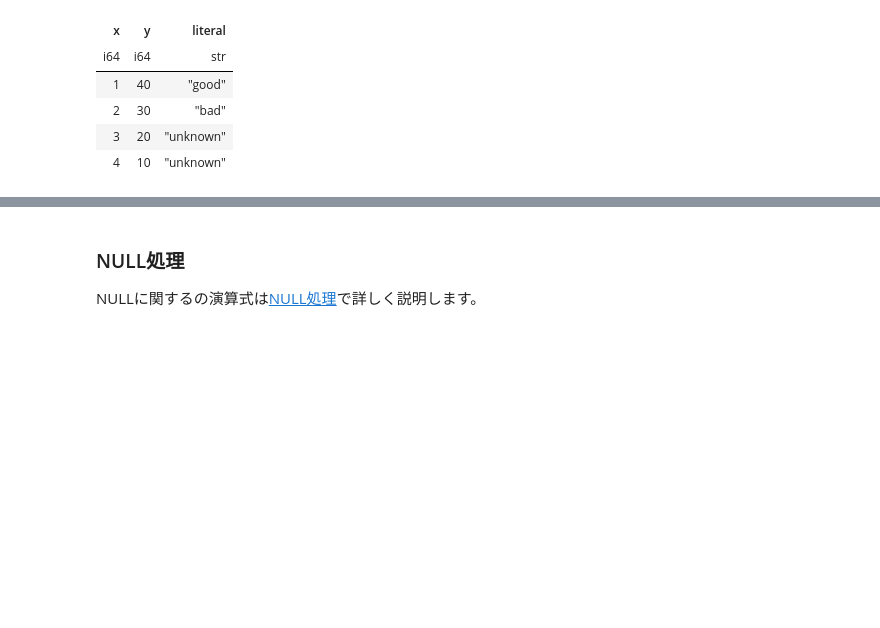
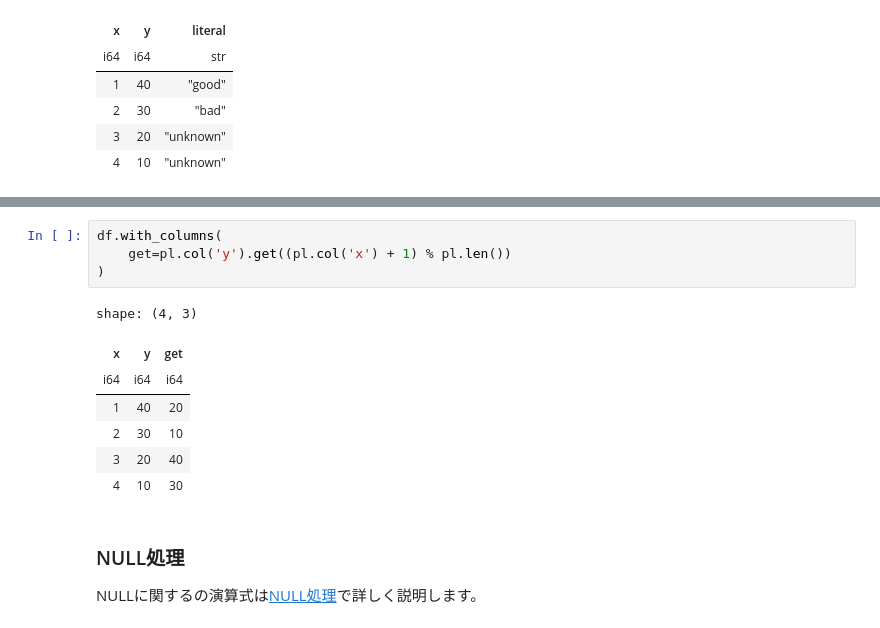
Before and after one commit to ruoyu0088/polars_guide, a Jupyter notebook: polars_guide/010_polars_expression.ipynb, the cells around one changed output, grey strips where cells are left out. Drawn from its saved outputs; the diff is of its cells as text; blank space fills up the shorter version.

```diff
--- a/polars_guide/010_polars_expression.ipynb
+++ b/polars_guide/010_polars_expression.ipynb
@@ -857,3 +912,15 @@ shape: (4, 3)
+# %%
+df.with_columns(
+    get=pl.col('y').get((pl.col('x') + 1) % pl.len())
+)
+# %% [output]
+shape: (4, 3)
+| x | y | get |
+| i64 | i64 | i64 |
+| 1 | 40 | 20 |
+| 2 | 30 | 10 |
+| 3 | 20 | 40 |
+| 4 | 10 | 30 |
 # %% [markdown]
 ### NULL処理
 
```
Also changed, not shown: parts of 13 cells of this notebook, 1 other file.
